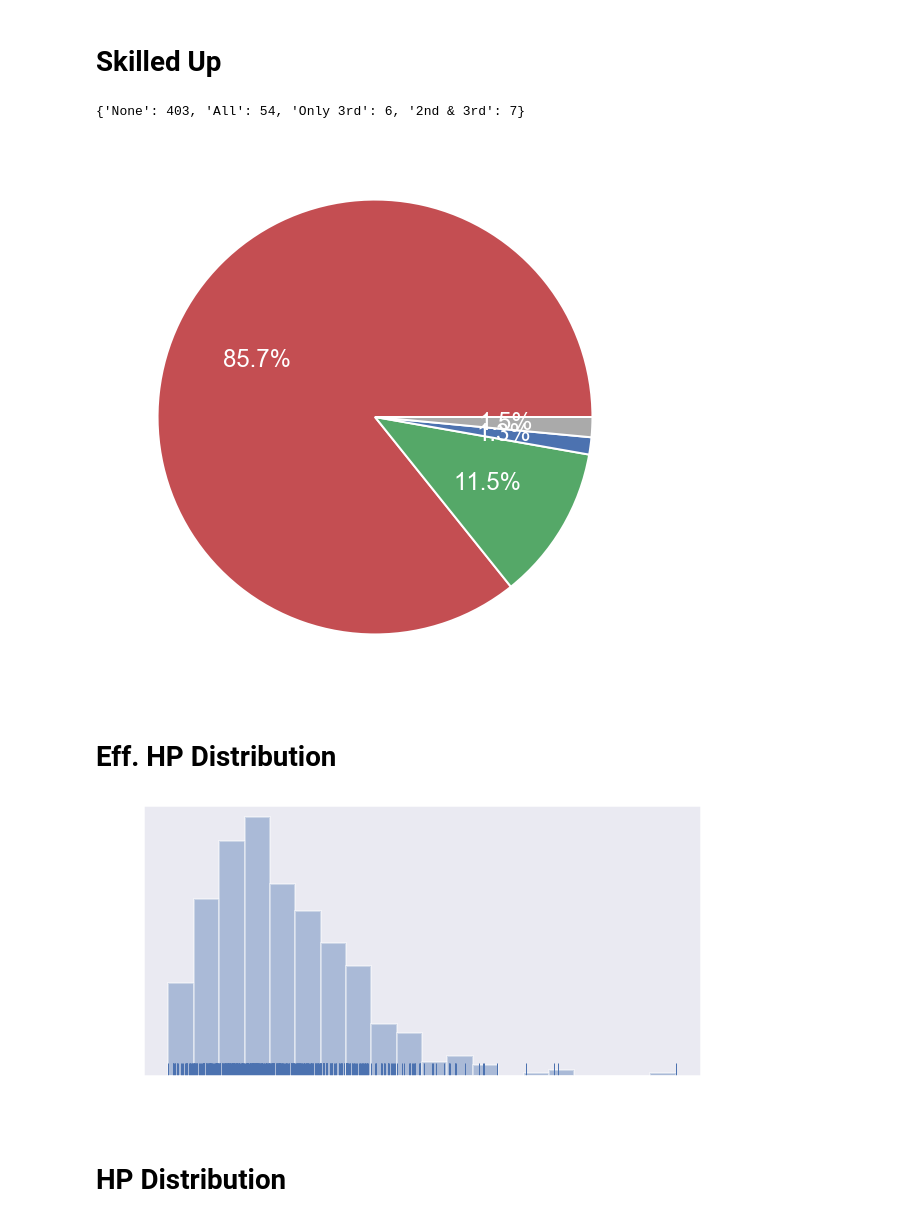
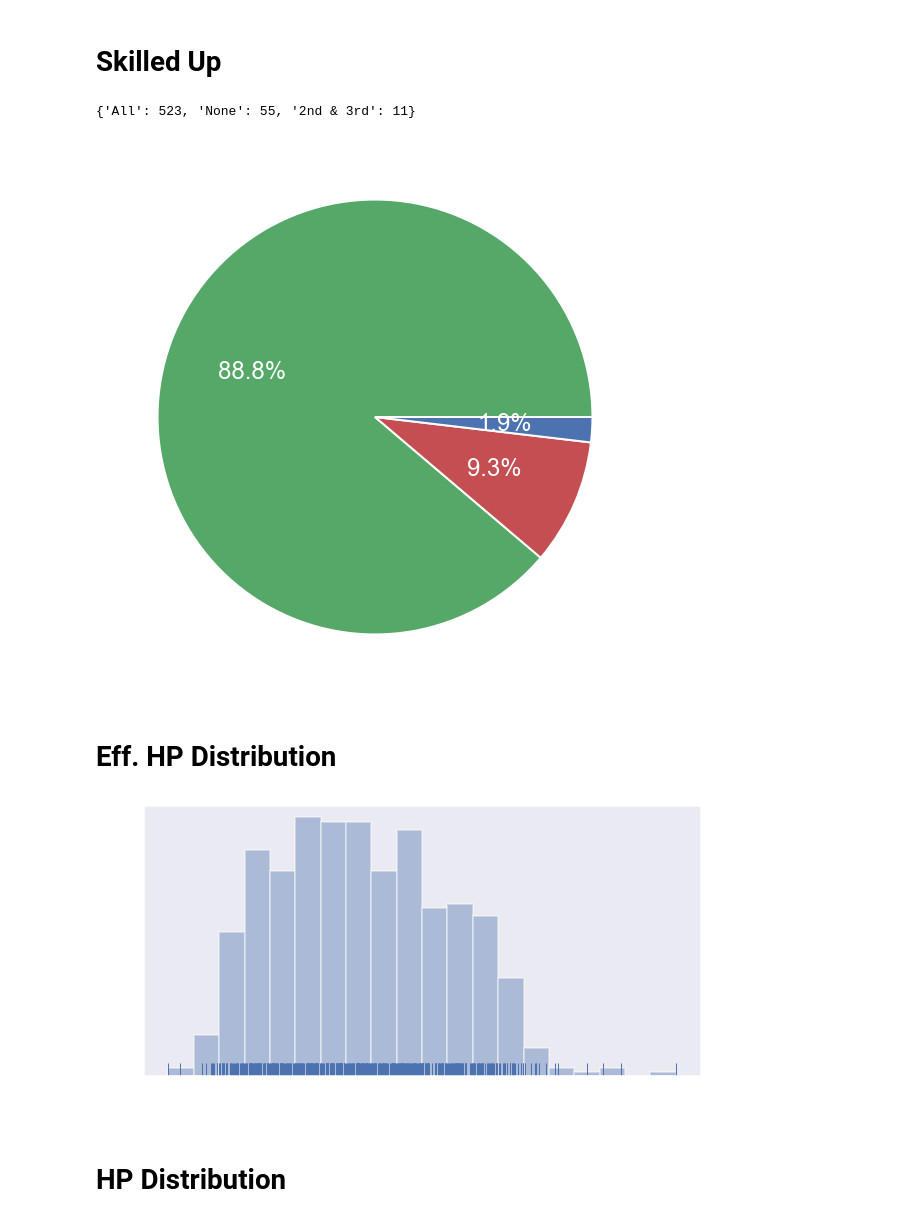
Before and after one commit to QuatZo/swstats, a Jupyter notebook: report files/report_example.ipynb, the cells around one changed output. Saved outputs shown, nothing was run; the diff lists cells and outputs as text; code cells hidden in the pictures.

```diff
--- a/report files/report_example.ipynb
+++ b/report files/report_example.ipynb
@@ -13,10 +13,10 @@ sns.set_style("dark")
 sns.set_context("poster")
 matplotlib.rcParams['text.color'] = 'white'
 
-monster = "kro_2a"
-filename = monster + "_20200813.csv"
+monster = "seara"
+filename = monster + "_20200907.csv"
 
-max_skills = [4, 3, 2]
+max_skills = [4, 5, 5]
 
 df = pd.read_csv(filename)
 df_full = pd.read_csv(filename)
@@ -74,35 +74,35 @@ plt.show()
 # %%
 skills_count = {}
 
 for value, count in df_stars6['Skillups'].value_counts().items():
     skillups = eval(value)
     if skillups == max_skills:
         skills_count['All'] = count
     elif skillups[:2] == max_skills[:2] and count > 5:
         skills_count['1st & 2nd'] = count
     elif [skillups[0], skillups[2]] == [max_skills[0], max_skills[2]] and count > 5:
         skills_count['1st & 3rd'] = count
     elif skillups[1:] == max_skills[1:] and count > 5:
         skills_count['2nd & 3rd'] = count
     elif skillups[0] == max_skills[0] and count > 5:
         skills_count['Only 1st'] = count
     elif skillups[1] == max_skills[1] and count > 5:
         skills_count['Only 2nd'] = count
     elif skillups[2] == max_skills[2] and count > 5:
         skills_count['Only 3rd'] = count
     else:
         if 'None' not in skills_count.keys():
             skills_count['None'] = 0
         skills_count['None'] += count
 
 print(skills_count)
 fig = plt.figure(figsize=(10, 10))
-plt.pie(list(skills_count.values()), labels=skills_count.keys(), autopct='%1.1f%%', colors=['r', 'g', 'b', '#aaaaaa'])
+plt.pie(list(skills_count.values()), labels=skills_count.keys(), autopct='%1.1f%%', colors=['g', 'r', 'b'])
 plt.savefig(monster + "_pie_skillups.png", transparent=True, bbox_inches = "tight")
 plt.show()
 # %% [output]
-{'None': 403, 'All': 54, 'Only 3rd': 6, '2nd & 3rd': 7}
+{'All': 523, 'None': 55, '2nd & 3rd': 11}
-[figure, old version]
+[figure, new version]
 # %% [markdown]
 # Eff. HP Distribution
 # %%
@@ -111,7 +111,7 @@ sns.distplot(df_stars6["Eff.HP"], bins=20, kde=False, rug=True).set_xlabel(None)
 plt.tick_params(labelcolor='white')
 plt.savefig(monster + "_dist_effhp.png", transparent=True, bbox_inches = "tight")
 # %% [output]
-[figure, old version]
+[figure, new version]
 # %% [markdown]
 # HP Distribution
 # %%
```
Also changed, not shown: parts of 19 cells of this notebook, 2 other files.
